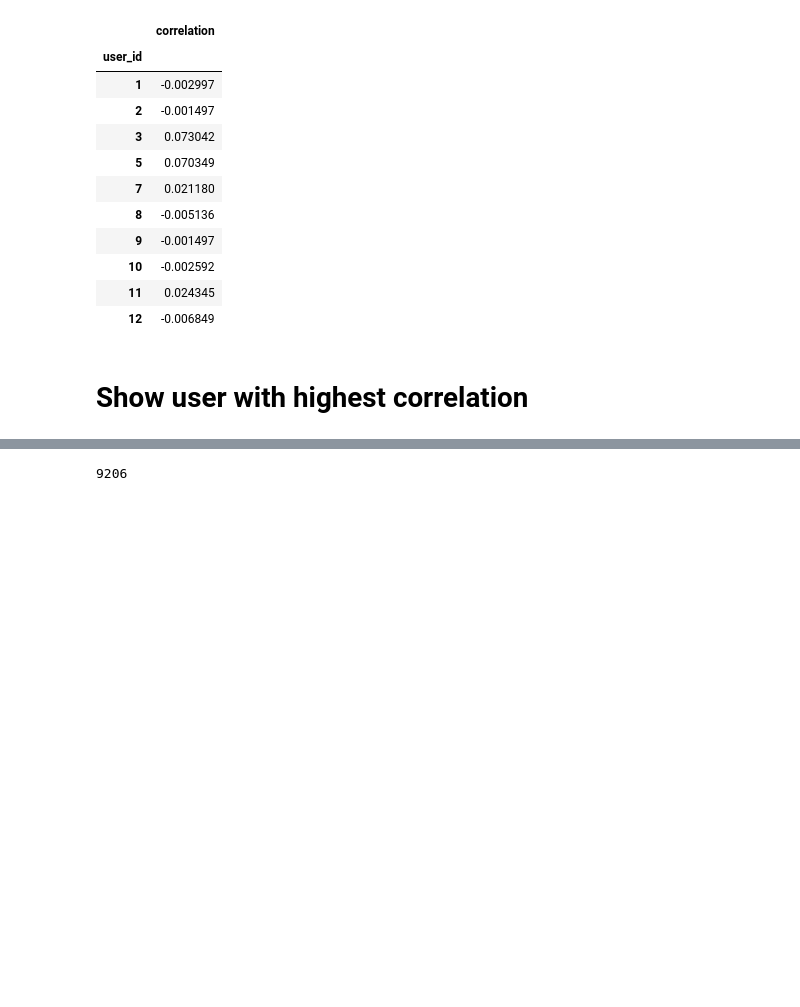
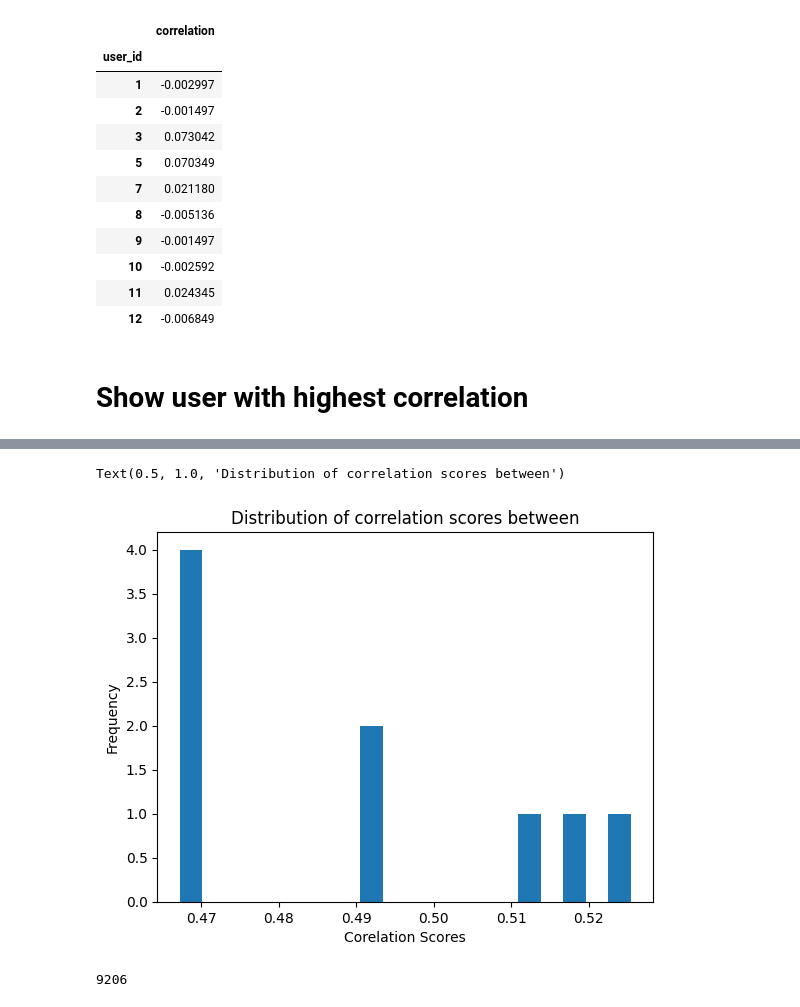
Before and after one commit to zhilin1112/AnimeRecmmendedSystem, a Jupyter notebook: ContentBasedAndUserBasedRecommenderSystem.ipynb, the cells around one changed output, grey strips where cells are left out. Saved outputs shown, nothing was run; the diff lists cells and outputs as text; code cells hidden in the pictures; blank space fills up the shorter version.

```diff
--- a/ContentBasedAndUserBasedRecommenderSystem.ipynb
+++ b/ContentBasedAndUserBasedRecommenderSystem.ipynb
@@ -620,3 +613,12 @@ most_similar_users
+# %%
+#print the histogram
+plt.hist(most_similar_users['correlation'], bins=20)
+plt.xlabel('Corelation Scores')
+plt.ylabel('Frequency')
+plt.title('Distribution of correlation scores between')
+# %% [output]
+Text(0.5, 1.0, 'Distribution of correlation scores between')
+[figure, added]
 # %%
 #print user_id with highest correlation
 most_similar_users = most_similar_users.index.values.tolist()
```
Also changed, not shown: parts of 4 cells of this notebook, 1 other file.
